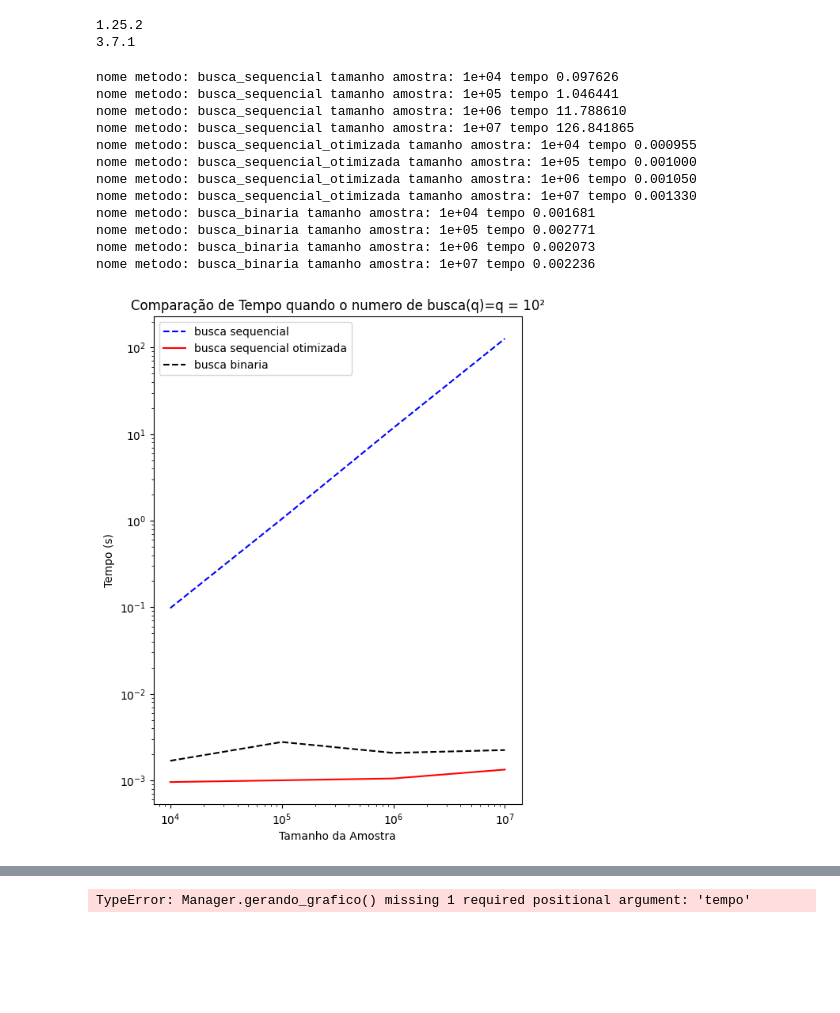
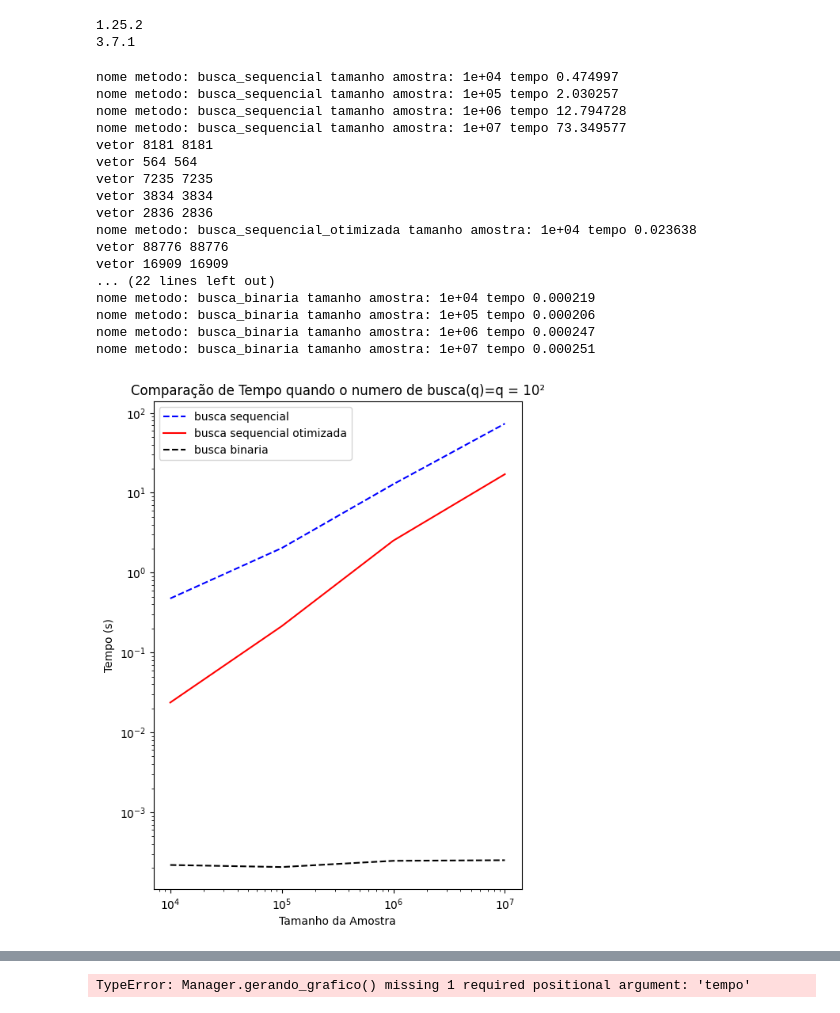
Before and after one commit to reidnersousa/IFB_Analise_Algoritmo_2024, a Jupyter notebook: Analise_Algoritmo_busca.ipynb, the cells around one changed output, grey strips where cells are left out. Saved outputs shown, nothing was run; the diff lists cells and outputs as text; code cells hidden in the pictures; blank space fills up the shorter version.

```diff
--- a/Analise_Algoritmo_busca.ipynb
+++ b/Analise_Algoritmo_busca.ipynb
@@ -47,10 +47,16 @@ class Manager:
 
 
     self.amostra_10_4 = self.gerando_amostra(input_10_4)
+    self.amostra_10_4.sort()
+
     self.amostra_10_5 = self.gerando_amostra(input_10_5)
+    self.amostra_10_5.sort()
+
     self.amostra_10_6 = self.gerando_amostra(input_10_6)
+    self.amostra_10_6.sort()
+
     self.amostra_10_7 = self.gerando_amostra(input_10_7)
-
+    self.amostra_10_7.sort()
 
     self.tempo_sequencial =np.empty(0)
     self.calcular_tempo_sequencial()
@@ -154,15 +160,14 @@ class Manager:
 
     for i in range(len(vetor)):
 
-      if alvo < vetor[i]:
+
+      if vetor[i] == alvo:
+        #print("vetor",vetor[i],alvo)
+        encontrou = True
+        break
+      elif vetor[i] > alvo:
         encontrou = False
         break
-      elif alvo ==vetor[i]:
-
-        encontrou = True
-        break
-
-
     return encontrou
 
   def busca_binaria(self,vetor,alvo = None):
@@ -225,20 +232,25 @@ class Manager:
 # %%
-q_10_2 = Manager(10**4,10**5,10**6,10**7,10**2,'q = 10²')
+q_10_2 = Manager(10**4,10**5,10**6,10**7,10**1,'q = 10²')
 q_10_2.gerando_grafico()
 # %% [output]
-nome metodo: busca_sequencial tamanho amostra: 1e+04 tempo 0.097626
-nome metodo: busca_sequencial tamanho amostra: 1e+05 tempo 1.046441
-nome metodo: busca_sequencial tamanho amostra: 1e+06 tempo 11.788610
-nome metodo: busca_sequencial tamanho amostra: 1e+07 tempo 126.841865
-nome metodo: busca_sequencial_otimizada tamanho amostra: 1e+04 tempo 0.000955
-nome metodo: busca_sequencial_otimizada tamanho amostra: 1e+05 tempo 0.001000
-nome metodo: busca_sequencial_otimizada tamanho amostra: 1e+06 tempo 0.001050
-nome metodo: busca_sequencial_otimizada tamanho amostra: 1e+07 tempo 0.001330
-nome metodo: busca_binaria tamanho amostra: 1e+04 tempo 0.001681
-nome metodo: busca_binaria tamanho amostra: 1e+05 tempo 0.002771
-nome metodo: busca_binaria tamanho amostra: 1e+06 tempo 0.002073
-nome metodo: busca_binaria tamanho amostra: 1e+07 tempo 0.002236
+nome metodo: busca_sequencial tamanho amostra: 1e+04 tempo 0.474997
+nome metodo: busca_sequencial tamanho amostra: 1e+05 tempo 2.030257
+nome metodo: busca_sequencial tamanho amostra: 1e+06 tempo 12.794728
+nome metodo: busca_sequencial tamanho amostra: 1e+07 tempo 73.349577
+vetor 8181 8181
+vetor 564 564
+vetor 7235 7235
+vetor 3834 3834
+vetor 2836 2836
+nome metodo: busca_sequencial_otimizada tamanho amostra: 1e+04 tempo 0.023638
+vetor 88776 88776
+vetor 16909 16909
+... (22 lines left out)
+nome metodo: busca_binaria tamanho amostra: 1e+04 tempo 0.000219
+nome metodo: busca_binaria tamanho amostra: 1e+05 tempo 0.000206
+nome metodo: busca_binaria tamanho amostra: 1e+06 tempo 0.000247
+nome metodo: busca_binaria tamanho amostra: 1e+07 tempo 0.000251
-[figure, old version]
+[figure, new version]
 # %%
 q_10_3 = Manager(10**4,10**5,10**6,10**7,10**3,'q_10³')
 q_10_3.gerando_grafico()
```
Also changed, not shown: parts of 5 cells of this notebook.
